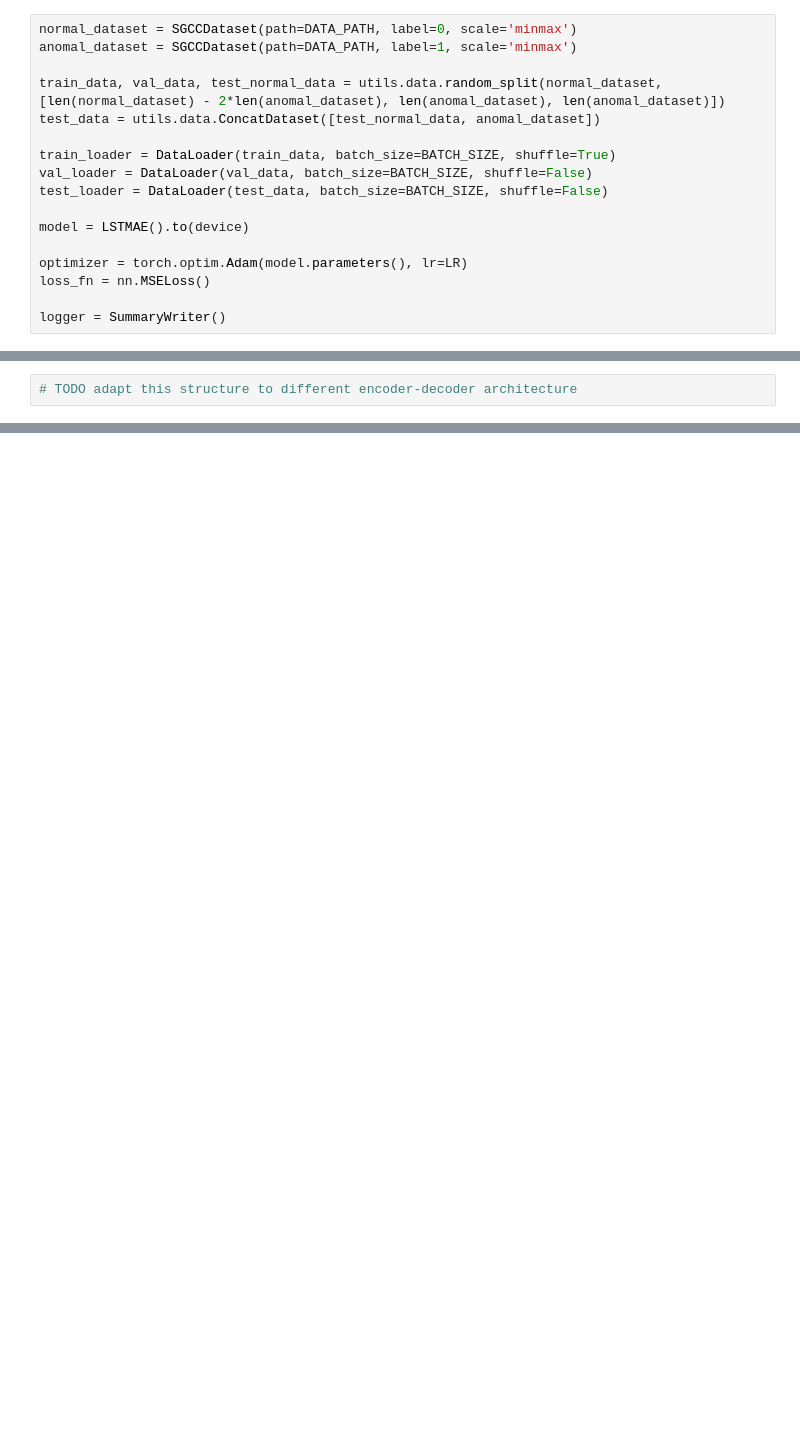
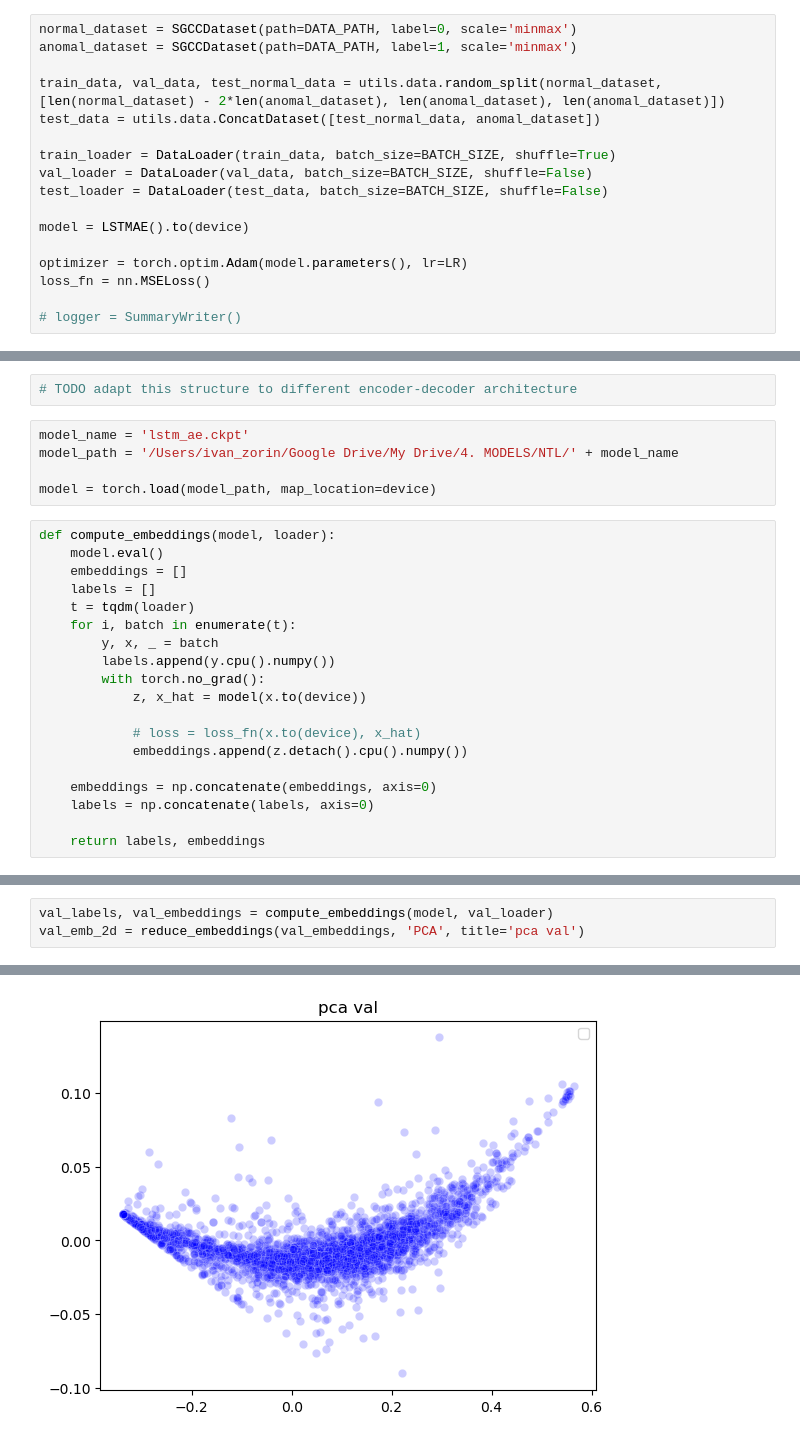
Before and after one commit to izorin/ntl, a Jupyter notebook: notebooks/lstm_encoder.ipynb, the cells around one changed output, grey strips where cells are left out. Saved outputs shown, nothing was run; the diff lists cells and outputs as text; blank space fills up the shorter version.

Commit message:
LSTMAE analysis; file with models

```diff
--- a/notebooks/lstm_encoder.ipynb
+++ b/notebooks/lstm_encoder.ipynb
@@ -176,4 +180,4 @@ model = LSTMAE().to(device)
 optimizer = torch.optim.Adam(model.parameters(), lr=LR)
 loss_fn = nn.MSELoss()
 
-logger = SummaryWriter()
+# logger = SummaryWriter()
@@ -237,3 +244,27 @@ for epoch in range(N_EPOCHS):
     val_stds.append(val_losses.std())
 # %%
 # TODO adapt this structure to different encoder-decoder architecture
+# %%
+model_name = 'lstm_ae.ckpt'
+model_path = '/Users/ivan_zorin/Google Drive/My Drive/4. MODELS/NTL/' + model_name
+
+model = torch.load(model_path, map_location=device)
+# %%
+def compute_embeddings(model, loader):
+    model.eval()
+    embeddings = []
+    labels = []
+    t = tqdm(loader)
+    for i, batch in enumerate(t):
+        y, x, _ = batch
+        labels.append(y.cpu().numpy())
+        with torch.no_grad():
+            z, x_hat = model(x.to(device))
+
+            # loss = loss_fn(x.to(device), x_hat)
+            embeddings.append(z.detach().cpu().numpy())
+
+    embeddings = np.concatenate(embeddings, axis=0)
+    labels = np.concatenate(labels, axis=0)
+
+    return labels, embeddings
@@ -239,0 +285,4 @@ for epoch in range(N_EPOCHS):
+# %%
+val_labels, val_embeddings = compute_embeddings(model, val_loader)
+val_emb_2d = reduce_embeddings(val_embeddings, 'PCA', title='pca val')
+# %% [output]
@@ -239,0 +290 @@ for epoch in range(N_EPOCHS):
+[figure, added]
```
Also changed, not shown: parts of 11 cells of this notebook, 4 other files.
